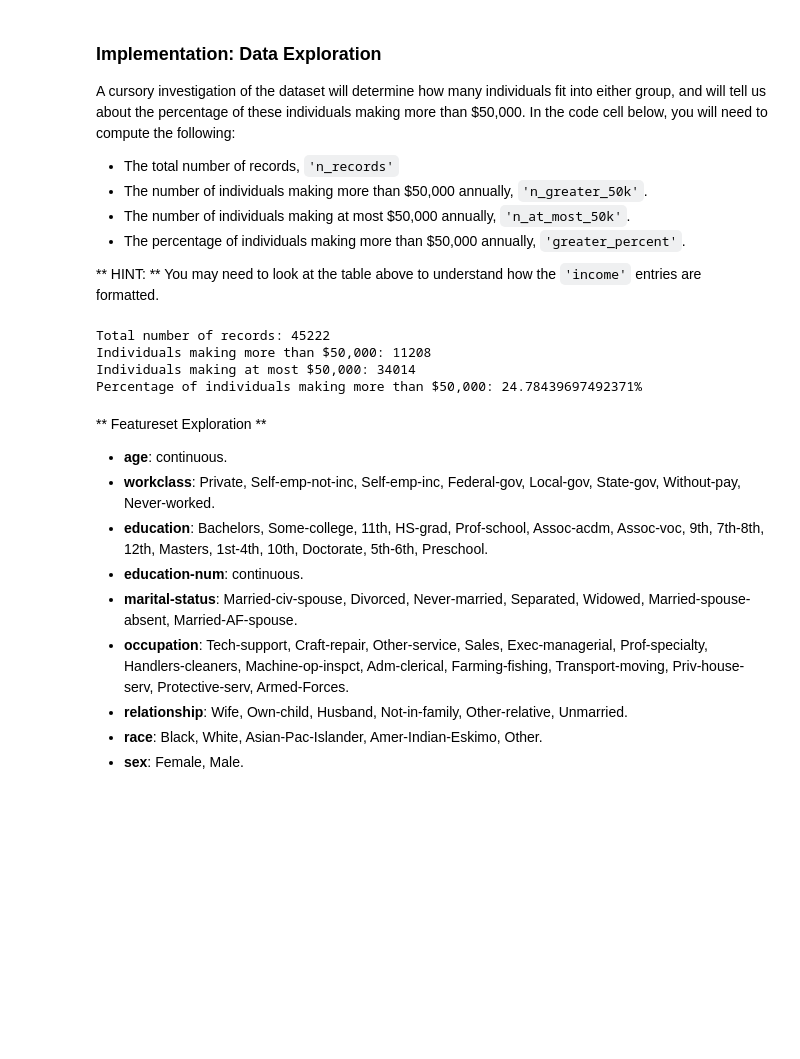
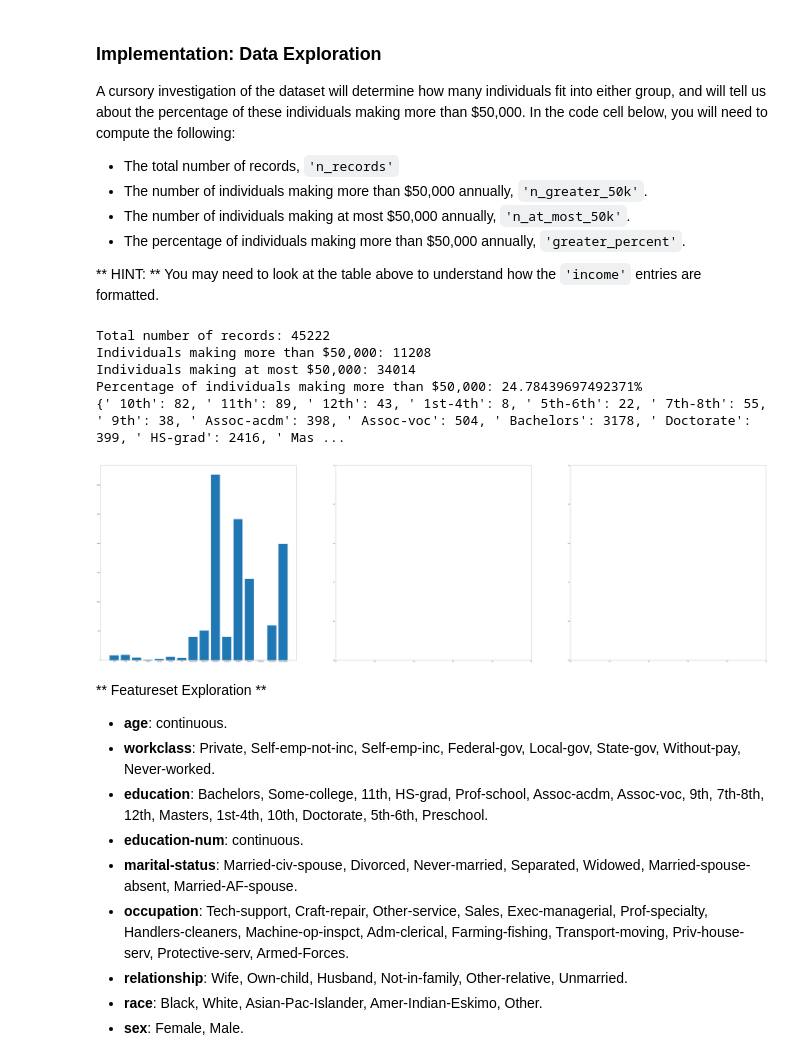
Before and after one commit to swethasekhar/finding_donors, a Jupyter notebook: finding_donors.ipynb, the cells around one changed output. Cells and saved outputs as stored; diff of their text form; code cells hidden in the pictures; blank space fills up the shorter version.

```diff
--- a/finding_donors.ipynb
+++ b/finding_donors.ipynb
@@ -60,27 +60,39 @@ A cursory investigation of the dataset will determine how many individuals fit i
 ** HINT: ** You may need to look at the table above to understand how the `'income'` entries are formatted.
 # %%
 # TODO: Total number of records
+import matplotlib.pyplot as plt
+%matplotlib inline
 n_records = data.shape[0]
 
 # TODO: Number of records where individual's income is more than $50,000
 n_greater_50k = (data.loc[data['income']=='>50K']).shape[0]
 
 # TODO: Number of records where individual's income is at most $50,000
 n_at_most_50k = (data.loc[data['income']=='<=50K']).shape[0]
 
 # TODO: Percentage of individuals whose income is more than $50,000
 greater_percent =(n_greater_50k/n_records)*100
 
 # Print the results
 print("Total number of records: {}".format(n_records))
 print("Individuals making more than $50,000: {}".format(n_greater_50k))
 print("Individuals making at most $50,000: {}".format(n_at_most_50k))
 print("Percentage of individuals making more than $50,000: {}%".format(greater_percent))
+
+#To find the histogram of the income based on education level
+a=data.loc[data['income']=='>50K'].groupby(['education_level']).size()
+names=list(dict(a).keys())
+values=list(dict(a).values())
+fig, axs = plt.subplots(1,3,figsize=(100, 30))
+axs[0].bar(names, values)
+print(dict(a))
 # %% [output]
 Total number of records: 45222
 Individuals making more than $50,000: 11208
 Individuals making at most $50,000: 34014
 Percentage of individuals making more than $50,000: 24.78439697492371%
+{' 10th': 82, ' 11th': 89, ' 12th': 43, ' 1st-4th': 8, ' 5th-6th': 22, ' 7th-8th': 55, ' 9th': 38, ' Assoc-acdm': 398, ' Assoc-voc': 504, ' Bachelors': 3178, ' Doctorate': 399, ' HS-grad': 2416, ' Mas ...
+[figure, added]
 # %% [markdown]
 ** Featureset Exploration **
 
```
Also changed, not shown: parts of 4 cells of this notebook, 1 other file.
